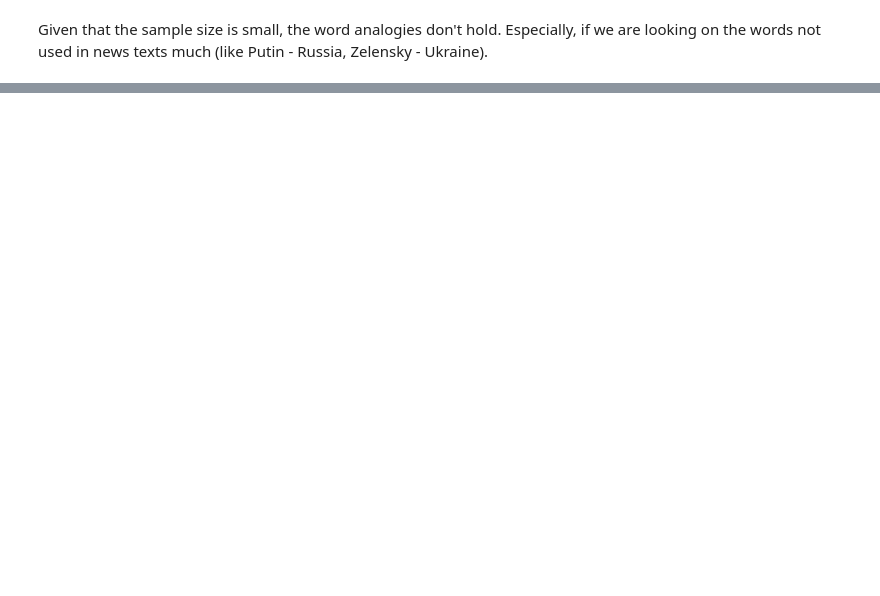
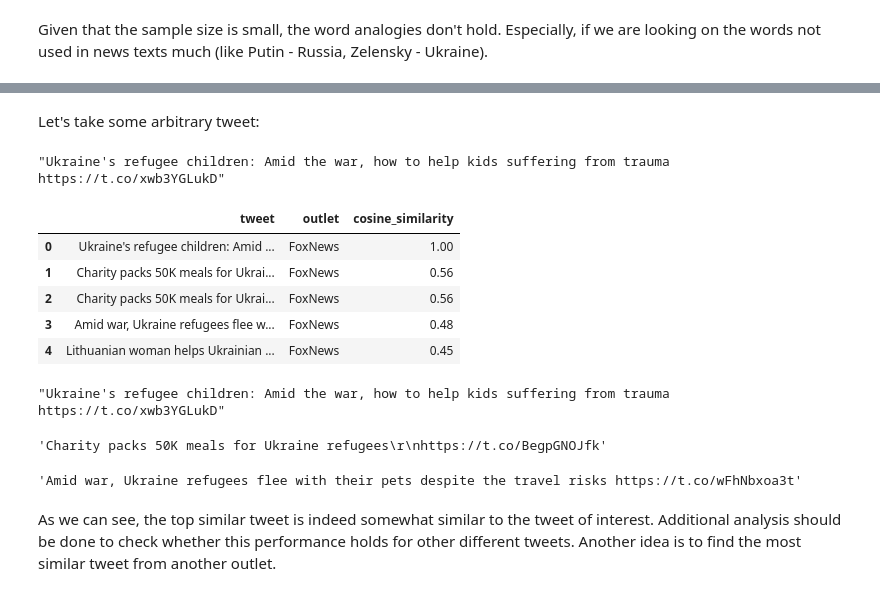
Before and after one commit to damirash/Analysis-of-Tweet_News, a Jupyter notebook: code.ipynb, the cells around one changed output, grey strips where cells are left out. Cells and saved outputs as stored; diff of their text form; code cells hidden in the pictures; blank space fills up the shorter version.

```diff
--- a/code.ipynb
+++ b/code.ipynb
@@ -1389,0 +1505,55 @@ Given that the sample size is small, the word analogies don't hold. Especially,
+# %%
+tfidfvectorizer = TfidfVectorizer(min_df=0.005)
+
+tfidf = tfidfvectorizer.fit_transform(df.text_prepr)
+# %%
+textdf = pd.DataFrame(tfidf.toarray().transpose(), index=tfidfvectorizer.get_feature_names())
+
+corpus_array = textdf.to_numpy()
+# %% [markdown]
+Let's take some arbitrary tweet:
+# %%
+df['text'][15]
+# %% [output]
+"Ukraine's refugee children: Amid the war, how to help kids suffering from trauma https://t.co/xwb3YGLukD"
+# %%
+similarity_tweet = [] #list of similarities values for Biden's speech
+
+# compare each speech with Biden's
+for i in range(1952):
+    # 15th column belongs to our twitter of choice
+    temp_sim = cosine_similarity(corpus_array[:,i].reshape(1, -1), corpus_array[:,15].reshape(1, -1))
+    similarity_tweet.append(temp_sim[0][0])
+# %%
+similarity_df = pd.DataFrame(
+    {'tweet': df.text,
+     'outlet': df.username,
+     'cosine_similarity': similarity_tweet
+    })
+# %%
+similarity_df = similarity_df.sort_values(by=['cosine_similarity'], ascending=False, ignore_index=True)
+similarity_df.head()
+# %% [output]
+|  | tweet | outlet | cosine_similarity |
+| 0 | Ukraine's refugee children: Amid ... | FoxNews | 1.00 |
+| 1 | Charity packs 50K meals for Ukrai... | FoxNews | 0.56 |
+| 2 | Charity packs 50K meals for Ukrai... | FoxNews | 0.56 |
+| 3 | Amid war, Ukraine refugees flee w... | FoxNews | 0.48 |
+| 4 | Lithuanian woman helps Ukrainian ... | FoxNews | 0.45 |
+# %%
+# our tweet
+similarity_df.tweet[0]
+# %% [output]
+"Ukraine's refugee children: Amid the war, how to help kids suffering from trauma https://t.co/xwb3YGLukD"
+# %%
+# most similar tweet
+similarity_df.tweet[1]
+# %% [output]
+'Charity packs 50K meals for Ukraine refugees\r\nhttps://t.co/BegpGNOJfk'
+# %%
+# top 2 similar tweet
+similarity_df.tweet[3]
+# %% [output]
+'Amid war, Ukraine refugees flee with their pets despite the travel risks https://t.co/wFhNbxoa3t'
+# %% [markdown]
+As we can see, the top similar tweet is indeed somewhat similar to the tweet of interest. Additional analysis should be done to check whether this performance holds for other different tweets. Another idea is to find the most similar tweet from another outlet.
```
Also changed, not shown: parts of 37 cells of this notebook.
